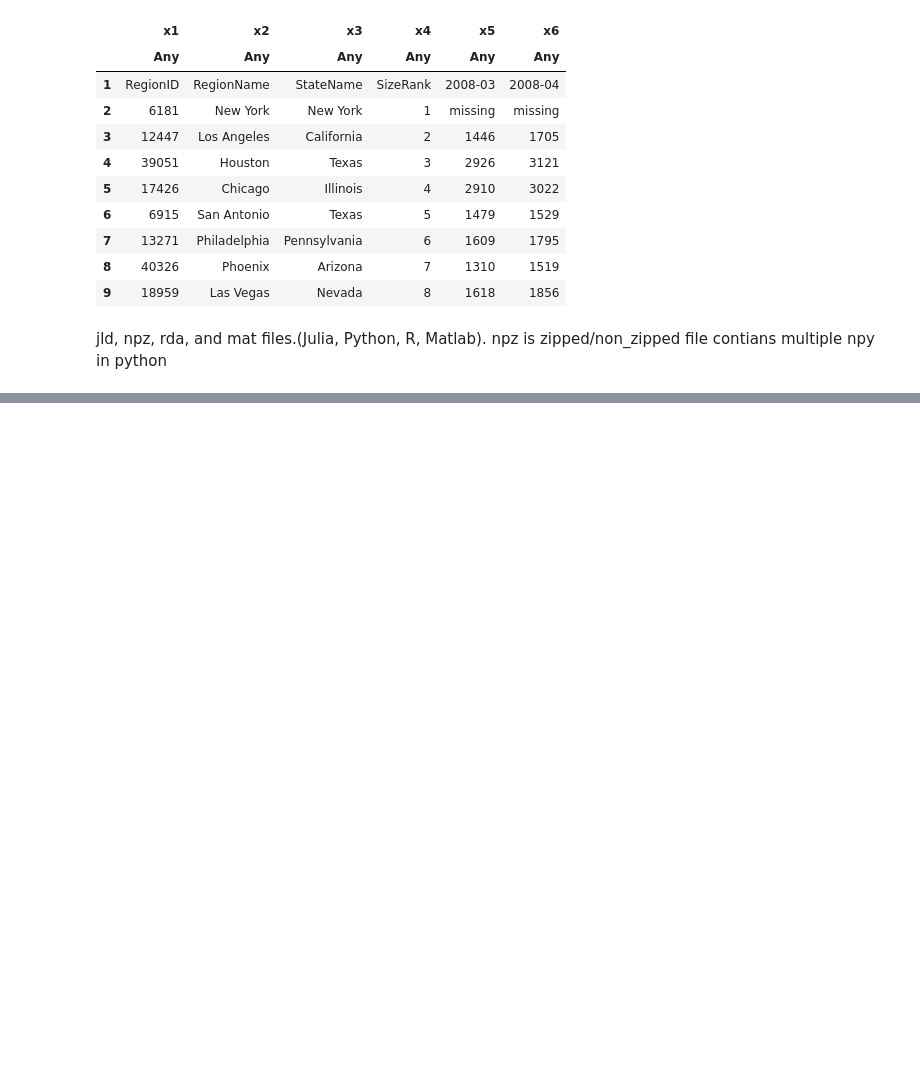
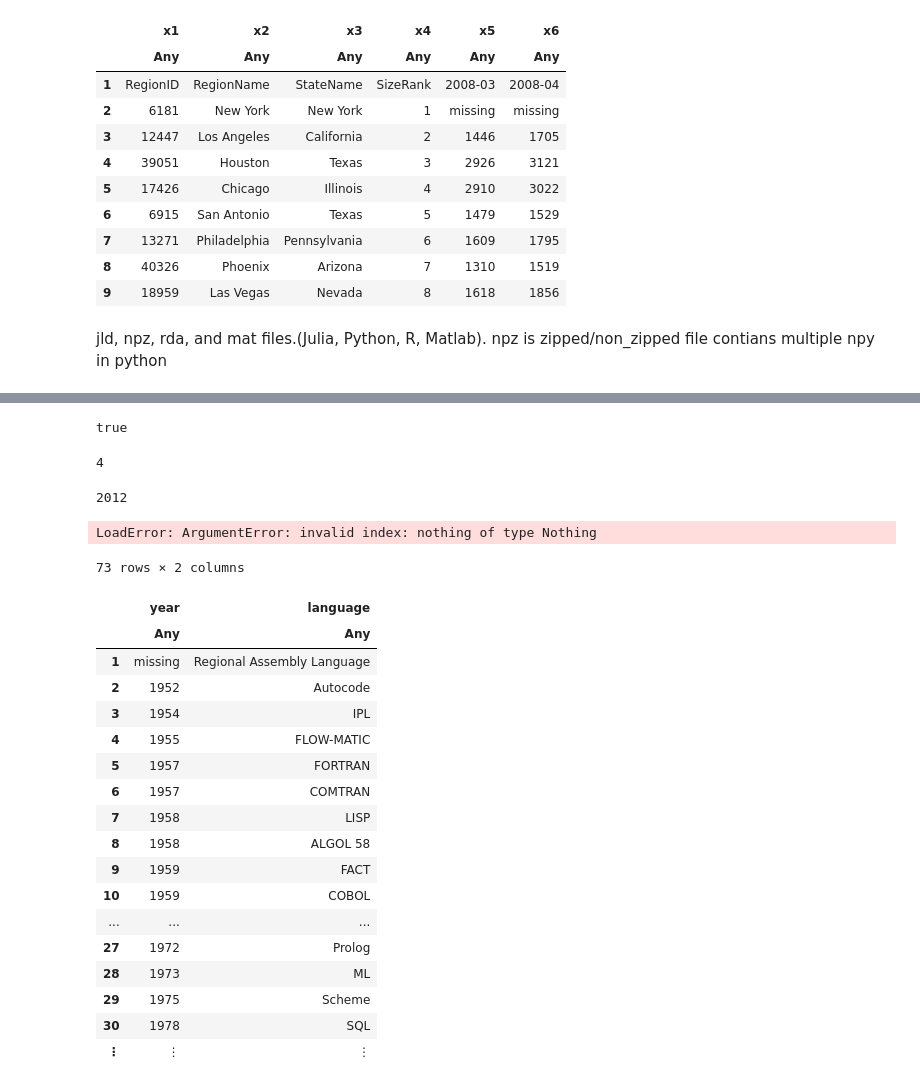
Before and after one commit to straycatcoder/julia_learning, a Jupyter notebook: data_science.ipynb, the cells around one changed output, grey strips where cells are left out. Cells and saved outputs as stored; diff of their text form; code cells hidden in the pictures; blank space fills up the shorter version.

```diff
--- a/data_science.ipynb
+++ b/data_science.ipynb
@@ -301,0 +499,51 @@ npz is zipped/non_zipped file contians multiple npy in python
+# %%
+length(keys(P_dictionary)) == length(unique(P[:,1]))
+# %% [output]
+true
+# %%
+# Q2: How many languages were created in a given year?
+how_many_per_year(P_dictionary,year::Int64) = length(P_dictionary[year])
+how_many_per_year(P_dictionary,2011)
+# %% [output]
+4
+# %%
+# Q1: Which year was was a given language invented?
+# now instead of looking in one long vector, we will look in many small vectors
+function year_created(P_dictionary,language::String)
+    keys_vec = collect(keys(P_dictionary))
+    lookup = map(keyid -> findfirst(P_dictionary[keyid].==language),keys_vec)
+    # now the lookup vector has `nothing` or a numeric value. We want to find the index of the numeric value.
+    return keys_vec[findfirst((!isnothing).(lookup))]
+end
+year_created(P_dictionary,"Julia")
+# %% [output]
+2012
+# %%
+year_created(P_dictionary,"W")
+# %% [output]
+LoadError: ArgumentError: invalid index: nothing of type Nothing
+# %%
+#missing value
+# assume there were missing values in our dataframe
+P[1,1] = missing
+P_df = DataFrame(year = P[:,1], language = P[:,2])
+# %% [output]
+73 rows × 2 columns
+|  | year | language |
+|  | Any | Any |
+| 1 | missing | Regional Assembly Language |
+| 2 | 1952 | Autocode |
+| 3 | 1954 | IPL |
+| 4 | 1955 | FLOW-MATIC |
+| 5 | 1957 | FORTRAN |
+| 6 | 1957 | COMTRAN |
+| 7 | 1958 | LISP |
+| 8 | 1958 | ALGOL 58 |
+| 9 | 1959 | FACT |
+| 10 | 1959 | COBOL |
+| ... | ... | ... |
+| 27 | 1972 | Prolog |
+| 28 | 1973 | ML |
+| 29 | 1975 | Scheme |
+| 30 | 1978 | SQL |
+| ⋮ | ⋮ | ⋮ |
```
Also changed, not shown: parts of 18 cells of this notebook.
